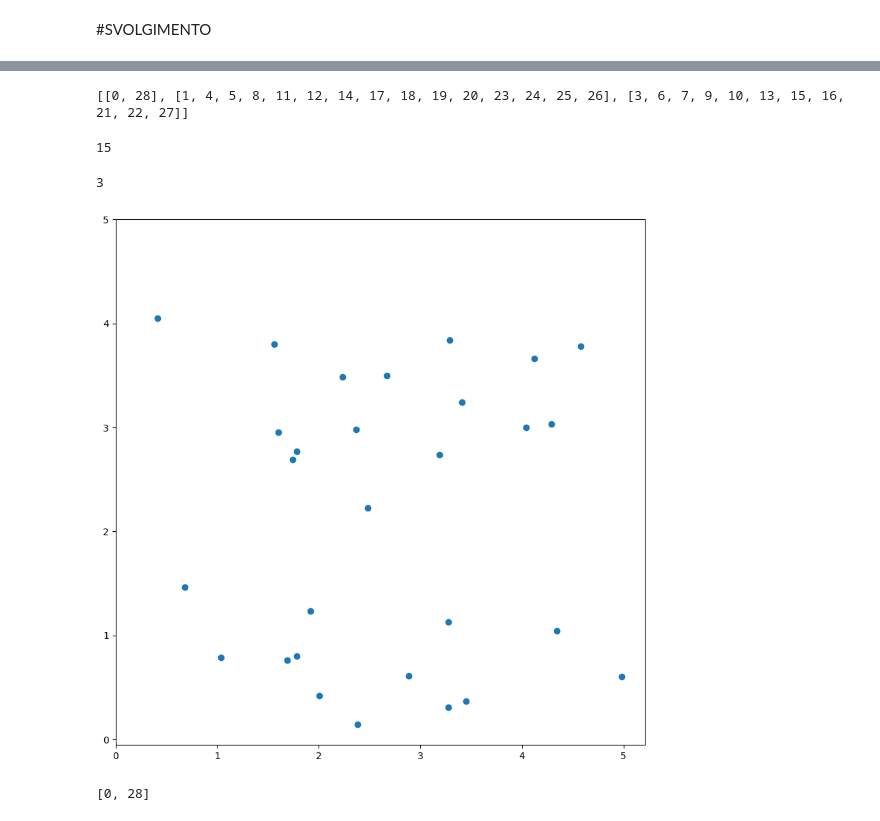
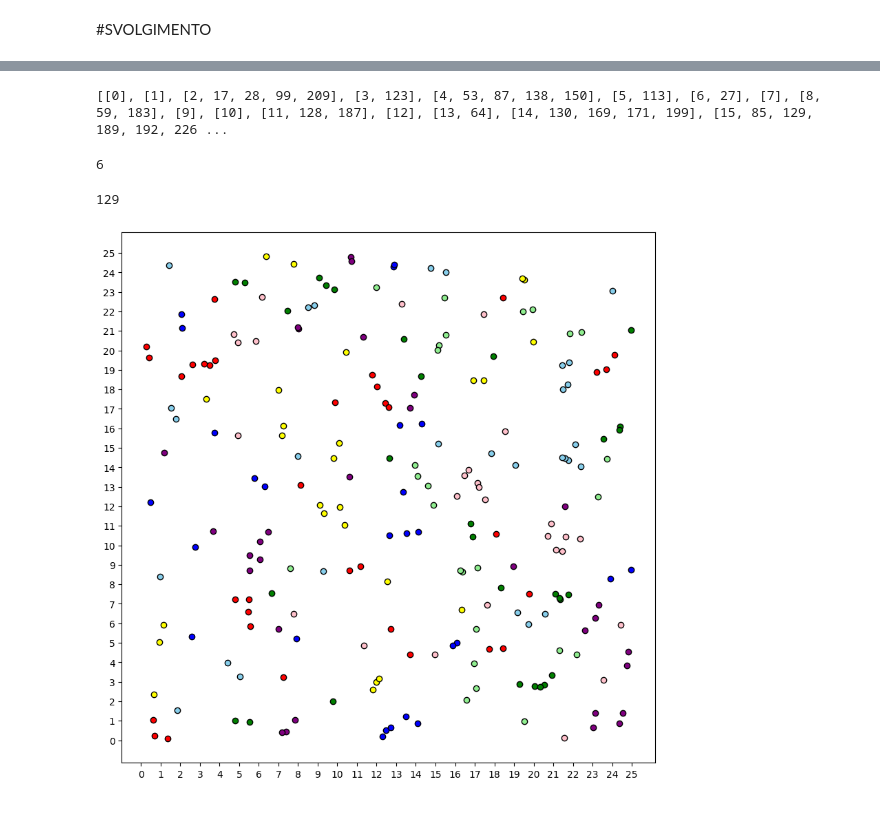
Before and after one commit to andreamurari/percolation_project, a Jupyter notebook: percolation_project.ipynb, the cells around one changed output, grey strips where cells are left out. Drawn from its saved outputs; the diff is of its cells as text; code cells hidden in the pictures.

Commit message:
Sistemato scatterplot con mappa colori per cluster e aggiunto una prima bozza per iterare M volte

```diff
--- a/percolation_project.ipynb
+++ b/percolation_project.ipynb
@@ -30,7 +30,7 @@ def generate_poisson_coordinates(T, k):
   return coordinates_x, coordinates_y
 # %%
 #FUNZIONE CHE CREA CLUSTERS
-def clusterizza_dbscan(coordinates_x, coordinates_y, eps=1, min_samples=2):
+def clusterizza_dbscan(coordinates_x, coordinates_y, eps=1, min_samples=1):
 # Combine x and y coordinates into a single NumPy array
   coordinates = np.array(list(zip(coordinates_x, coordinates_y)))
 
@@ -80,8 +80,8 @@ def number_of_clusters(clusters):
 # %% [markdown]
 #SVOLGIMENTO
 # %%
-T = 5 #MAX DOMINIO
-l = 1 #LAMBDA
+T = 25 #MAX DOMINIO
+l = 4.512/(4*math.pi) #LAMBDA
 M = 10 #NUMERO ITERAZIONI
 # %%
 coordinates_x, coordinates_y = generate_poisson_coordinates(T, l)
@@ -94,24 +90,27 @@ clusters_with_duplicates = clusterizza_dbscan(coordinates_x, coordinates_y)
 clusters = remove_duplicates(clusters_with_duplicates)
 print(clusters)
 # %% [output]
-[[0, 28], [1, 4, 5, 8, 11, 12, 14, 17, 18, 19, 20, 23, 24, 25, 26], [3, 6, 7, 9, 10, 13, 15, 16, 21, 22, 27]]
+[[0], [1], [2, 17, 28, 99, 209], [3, 123], [4, 53, 87, 138, 150], [5, 113], [6, 27], [7], [8, 59, 183], [9], [10], [11, 128, 187], [12], [13, 64], [14, 130, 169, 171, 199], [15, 85, 129, 189, 192, 226 ...
 # %%
 largest_cluster_size(clusters)
 # %% [output]
-15
+6
 # %%
 number_of_clusters(clusters)
 # %% [output]
-3
+129
-# %%
-plt.figure(figsize = (10, 10))
-plt.scatter (coordinates_x, coordinates_y)
-plt.xticks(range(0, T + 1, 1))
-plt.yticks(range(0, T + 1, 1))
-plt.show()
-# %% [output]
-[figure, removed]
-# %%
-clusters[0]
-# %% [output]
-[0, 28]
+# %%
+# Create a list to store colors for each cluster
+cluster_colors = ['red', 'green', 'blue', 'yellow', 'purple', 'lightgreen', 'skyblue', 'pink']
+
+# Create a scatter plot with points colored by cluster
+plt.figure(figsize = (10, 10))
+for i, cluster in enumerate(clusters):
+  x_values = [coordinates_x[index] for index in cluster]
+  y_values = [coordinates_y[index] for index in cluster]
+  plt.scatter(x_values, y_values, c=cluster_colors[i % len(cluster_colors)], edgecolors='black')
+plt.xticks(range(0, T + 1, 1))
+plt.yticks(range(0, T + 1, 1))
+plt.show()
+# %% [output]
+[figure, added]
```
Also changed, not shown: parts of 3 cells of this notebook.
